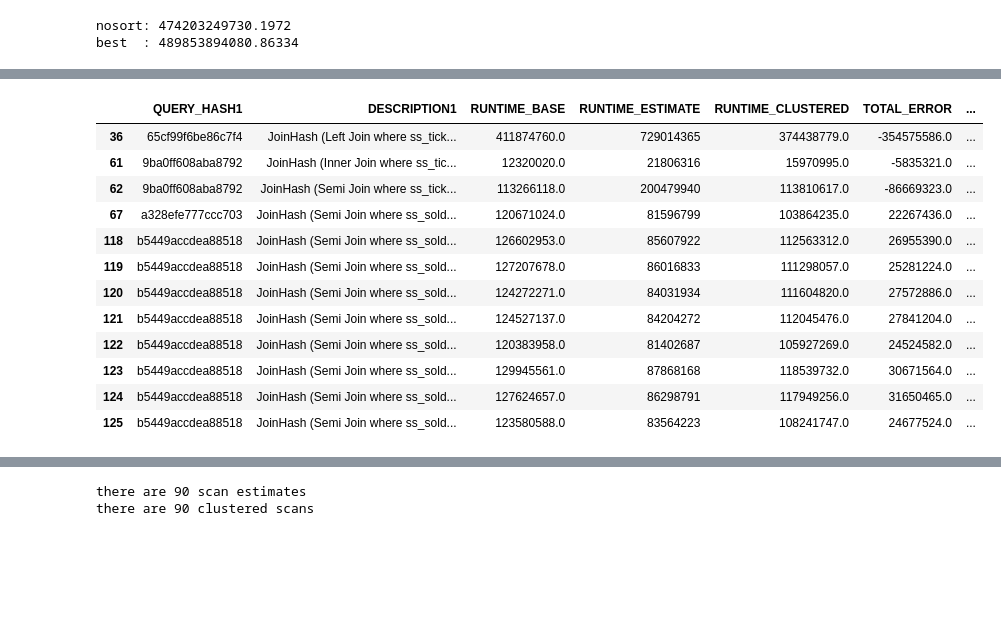
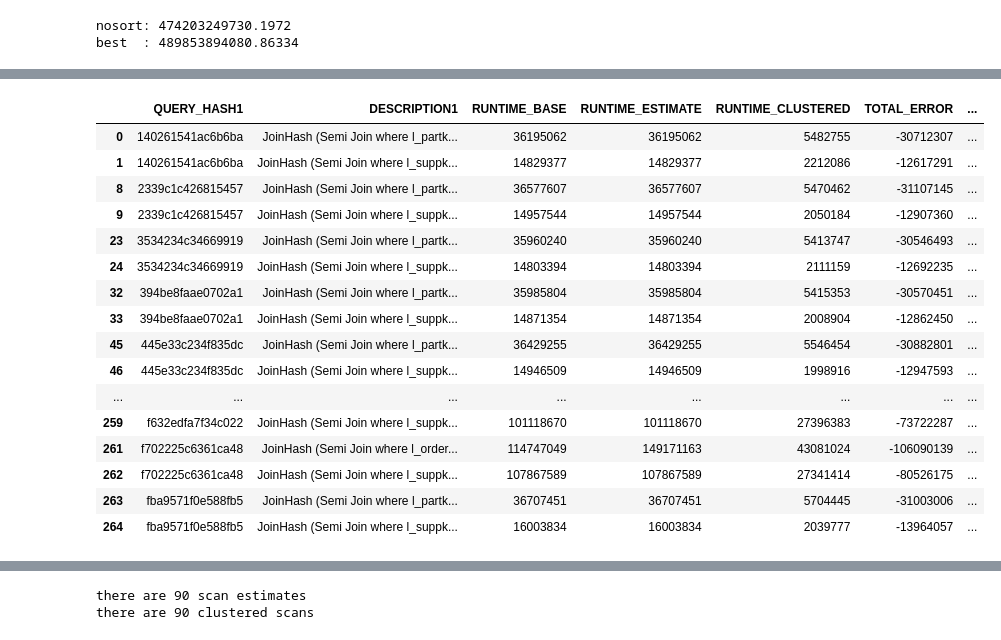
Before and after one commit to aloeser/clustering_model, a Jupyter notebook: model.ipynb, the cells around one changed output, grey strips where cells are left out. Cells and saved outputs as stored; diff of their text form; code cells hidden in the pictures; blank space fills up the shorter version.

```diff
--- a/model.ipynb
+++ b/model.ipynb
@@ -719,12 +717,16 @@ class SingleTableMdcModel(AbstractModel):
         self.join_estimates['DESCRIPTION'] = self.joins['DESCRIPTION']
         self.join_estimates['ESTIMATE_BUILD_SIDE_MATERIALIZING'] = np.array([-1] * len(self.joins))
         self.join_estimates['ESTIMATE_PROBE_SIDE_MATERIALIZING'] = np.array([-1] * len(self.joins))
+        self.join_estimates['ESTIMATE_CLUSTERING'] = np.array([-1] * len(self.joins))
         self.join_estimates['ESTIMATE_BUILDING'] = np.array([-1] * len(self.joins))
         self.join_estimates['ESTIMATE_PROBING'] = np.array([-1] * len(self.joins))
+        self.join_estimates['ESTIMATE_OUTPUT_WRITING'] = np.array([-1] * len(self.joins))
         self.join_estimates['BUILD_SIDE_MATERIALIZING_NS'] = self.joins['BUILD_SIDE_MATERIALIZING_NS']
         self.join_estimates['PROBE_SIDE_MATERIALIZING_NS'] = self.joins['PROBE_SIDE_MATERIALIZING_NS']
+        self.join_estimates['CLUSTERING_NS'] = self.joins['CLUSTERING_NS']
         self.join_estimates['BUILDING_NS'] = self.joins['BUILDING_NS']
         self.join_estimates['PROBING_NS'] = self.joins['PROBING_NS']
+        self.join_estimates['OUTPUT_WRITING_NS'] = self.joins['OUTPUT_WRITING_NS']
 
     def is_join_column(self, column_name):
         return column_name in self.join_column_names
@@ -738,6 +740,19 @@ class SingleTableMdcModel(AbstractModel):
         print(interesting_columns)
         clustering_columns = itertools.combinations_with_replacement(interesting_columns, self.max_dimensions)
         clustering_columns = [self.uniquify(clustering) for clustering in clustering_columns]
+        print(f"There are {len(clustering_columns)} clustering column sets")
+
+        reduced_clustering_columns = []
+        seen_clusterings = set()
+        for clustering in clustering_columns:
+            clustering_string = "-".join(clustering)
+            if clustering_string not in seen_clusterings:
+                seen_clusterings.add(clustering_string)
+                reduced_clustering_columns.append(clustering)
+        clustering_columns = reduced_clustering_columns
+
+
+        print(f"{len(clustering_columns)} of them are unique")
         sort_columns = interesting_columns
         clusterings_with_runtimes = reduce(lambda x,y: x+y,[self.estimate_total_runtimes(clustering_cols, sort_columns) for clustering_cols in clustering_columns])
         clusterings_with_runtimes.sort(key=lambda x: x[2], reverse=False)
@@ -944,6 +959,7 @@ class SingleTableMdcModel(AbstractModel):
 
                 # unchanged
                 time_cluster = row['CLUSTERING_NS']
+                self.join_estimates.loc[row.name, 'ESTIMATE_CLUSTERING'] = time_cluster
 
                 # unchanged
                 time_build = row['BUILDING_NS']
@@ -977,6 +993,7 @@ class SingleTableMdcModel(AbstractModel):
 
                 # unchanged
                 time_write_output = row['OUTPUT_WRITING_NS']
+                self.join_estimates.loc[row.name, 'ESTIMATE_OUTPUT_WRITING'] =  time_write_output
 
 
 
@@ -1626,19 +1675,19 @@ def eval_join_step(table_name, step, sided=True):
 
     m = create_model(table_name, 2)
 
-    #m.estimate_total_runtime([CLUSTERING_COLUMN], CLUSTERING_COLUMN, [100])
+    m.estimate_total_runtime([CLUSTERING_COLUMN], CLUSTERING_COLUMN, [100])
     #m.estimate_total_runtime(["l_shipdate", "l_orderkey"], "l_orderkey", [20, 50])
-    m.estimate_total_runtime(["ss_sold_time_sk"], "ss_ticket_number", [100])
+    #m.estimate_total_runtime(["ss_sold_time_sk"], "ss_ticket_number", [100])
     assert len(m.join_estimates[m.join_estimates['ESTIMATE_BUILD_SIDE_MATERIALIZING'] < 0]) == 0, "not all runtimes computed"
     assert len(m.join_estimates[m.join_estimates['ESTIMATE_PROBE_SIDE_MATERIALIZING'] < 0]) == 0, "not all runtimes computed"
+    assert len(m.join_estimates[m.join_estimates['ESTIMATE_CLUSTERING'] < 0]) == 0, "not all runtimes computed"
     assert len(m.join_estimates[m.join_estimates['ESTIMATE_BUILDING'] < 0]) == 0, "not all runtimes computed"
     assert len(m.join_estimates[m.join_estimates['ESTIMATE_PROBING'] < 0]) == 0, "not all runtimes computed"
+    assert len(m.join_estimates[m.join_estimates['ESTIMATE_OUTPUT_WRITING'] < 0]) == 0, "not all runtimes computed"
 
-
-    #CLUSTERED_STATISTICS_PATH = f"~/Dokumente/repos/example_plugin/TPC-H__SF_10.000000__RUNS_10__TIME_500__ENCODING_DictionaryFSBA"
-    #CLUSTERED_STATISTICS_PATH = f"/home/aloeser/Dokumente/repos/example_plugin/stats/final/tpch/sf10_r10/{CLUSTERING_COLUMN}-100"
+    CLUSTERED_STATISTICS_PATH = f"/home/aloeser/Dokumente/repos/example_plugin/stats/final/tpch/sf10_r10/{CLUSTERING_COLUMN}-100"
     #CLUSTERED_STATISTICS_PATH = f"/home/aloeser/Dokumente/repos/example_plugin/stats/final/tpch/sf10_r10/l_shipdate-20_l_orderkey-50"
-    CLUSTERED_STATISTICS_PATH = f"/home/aloeser/Dokumente/repos/example_plugin/stats/final/tpcds/sf10-2d/04-ss_sold_time_sk-100_ss_ticket_number-1/"
+    #CLUSTERED_STATISTICS_PATH = f"/home/aloeser/Dokumente/repos/example_plugin/stats/final/tpcds/sf10-2d/04-ss_sold_time_sk-100_ss_ticket_number-1/"
     clustered_joins = load_join_statistics(path=CLUSTERED_STATISTICS_PATH)
     clustered_joins = clustered_joins.sort_values(['QUERY_HASH', 'DESCRIPTION'])
 
@@ -1656,22 +1705,20 @@ def eval_join_step(table_name, step, sided=True):
 
     if side is not None and sided:
         clustered_joins = clustered_joins[clustered_joins[f"{side}_TABLE"] == table_name]
-    print(f"{len(clustered_joins)} joins with {table_name} as the {side} side")
+        print(f"{len(clustered_joins)} joins with {table_name} as the {side} side")
 
     m.join_estimates.sort_values(['QUERY_HASH', 'DESCRIPTION'], inplace=True)
     estimates = m.join_estimates.loc[clustered_joins.index]
     assert len(estimates) == len(clustered_joins), "lengths do not match"
     #assert len(estimates) == len(estimates[estimates[f"{side}_TABLE"] == table_name]), "did not get all rows"
 
-    current_sum = m.joins[m.joins[f'{side}_TABLE'] == table_name].apply(lambda x: x[step + '_NS'] * frequencies[x['QUERY_HASH']], axis=1).sum()
-    estimate_sum = int(estimates.apply(lambda x: x['ESTIMATE_' + step] * frequencies[x['QUERY_HASH']], axis=1).sum())
-    new_sum = clustered_joins.apply(lambda x: x[step + '_NS'] * frequencies[x['QUERY_HASH']], axis=1).sum()
-    print(f"current : {current_sum}")
-    print(f"estimate: {estimate_sum}")
-    print(f"new     : {new_sum}")
+    if side is not None and sided:
+
+        print(f"new     : {new_sum}")
 
     result = pd.DataFrame()
-    result['COLUMN_NAME'] = np.array(clustered_joins[f"{side}_COLUMN"])
+    if side is not None and sided:
+        result['COLUMN_NAME'] = np.array(clustered_joins[f"{side}_COLUMN"])
     result['DESCRIPTION1'] = np.array(estimates['DESCRIPTION'])
     result['DESCRIPTION2'] = np.array(clustered_joins['DESCRIPTION'])
     result['QUERY_HASH1'] = np.array(estimates['QUERY_HASH'])
@@ -1680,23 +1727,27 @@ def eval_join_step(table_name, step, sided=True):
     result['RUNTIME_ESTIMATE'] = np.array(estimates[f"ESTIMATE_{step}"], dtype=np.int64)
     result['RUNTIME_CLUSTERED'] = np.array(clustered_joins[f"{step}_NS"])
 
+
     # make sure we match all operators
     matches = result.apply(lambda row: row['DESCRIPTION1'] == row['DESCRIPTION2'] and row['QUERY_HASH1'] == row['QUERY_HASH2'], axis=1)
     assert matches.all(), "not all rows match"
 
     result['TOTAL_ERROR'] = result['RUNTIME_CLUSTERED'] - result['RUNTIME_ESTIMATE']
     result['RELATIVE_ERROR'] = result['RUNTIME_CLUSTERED'] / result['RUNTIME_ESTIMATE']
+    if step == "CLUSTERING":
+        result['RELATIVE_ERROR'].fillna(1, inplace=True)
 
     return result
 
-CLUSTERING_COLUMN = "ss_sold_time_sk"
+CLUSTERING_COLUMN = "l_shipdate"
 SIDED = True
-results = eval_join_step("store_sales", "PROBE_SIDE_MATERIALIZING", SIDED)
+results = eval_join_step("lineitem", "PROBING", SIDED)
 #results = results[CLUSTERING_COLUMN == results['COLUMN_NAME']]
 #results = results[results['COLUMN_NAME'] == 'l_orderkey']
 
 print(results['RELATIVE_ERROR'].min())
 print(results['RELATIVE_ERROR'].max())
 #results[results['QUERY_HASH1'] == "306bc6df7241ccf9"]
-results[results['RUNTIME_BASE'] != results['RUNTIME_ESTIMATE']][['QUERY_HASH1', 'DESCRIPTION1', 'RUNTIME_BASE', 'RUNTIME_ESTIMATE', 'RUNTIME_CLUSTERED', 'TOTAL_ERROR', 'RELATIVE_ERROR']]
+#[results['RUNTIME_BASE'] != results['RUNTIME_ESTIMATE']]
+results[results['RELATIVE_ERROR'] < 0.3][['QUERY_HASH1', 'DESCRIPTION1', 'RUNTIME_BASE', 'RUNTIME_ESTIMATE', 'RUNTIME_CLUSTERED', 'TOTAL_ERROR', 'RELATIVE_ERROR']]
 # %% [output]
@@ -1714,16 +1763,20 @@ new     : 6783451027.0
 |  | QUERY_HASH1 | DESCRIPTION1 | RUNTIME_BASE | RUNTIME_ESTIMATE | RUNTIME_CLUSTERED | TOTAL_ERROR | ... |
-| 36 | 65cf99f6be86c7f4 | JoinHash (Left Join where ss_tick... | 411874760.0 | 729014365 | 374438779.0 | -354575586.0 | ... |
-| 61 | 9ba0ff608aba8792 | JoinHash (Inner Join where ss_tic... | 12320020.0 | 21806316 | 15970995.0 | -5835321.0 | ... |
-| 62 | 9ba0ff608aba8792 | JoinHash (Semi Join where ss_tick... | 113266118.0 | 200479940 | 113810617.0 | -86669323.0 | ... |
-| 67 | a328efe777ccc703 | JoinHash (Semi Join where ss_sold... | 120671024.0 | 81596799 | 103864235.0 | 22267436.0 | ... |
-| 118 | b5449accdea88518 | JoinHash (Semi Join where ss_sold... | 126602953.0 | 85607922 | 112563312.0 | 26955390.0 | ... |
-| 119 | b5449accdea88518 | JoinHash (Semi Join where ss_sold... | 127207678.0 | 86016833 | 111298057.0 | 25281224.0 | ... |
-| 120 | b5449accdea88518 | JoinHash (Semi Join where ss_sold... | 124272271.0 | 84031934 | 111604820.0 | 27572886.0 | ... |
-| 121 | b5449accdea88518 | JoinHash (Semi Join where ss_sold... | 124527137.0 | 84204272 | 112045476.0 | 27841204.0 | ... |
-| 122 | b5449accdea88518 | JoinHash (Semi Join where ss_sold... | 120383958.0 | 81402687 | 105927269.0 | 24524582.0 | ... |
-| 123 | b5449accdea88518 | JoinHash (Semi Join where ss_sold... | 129945561.0 | 87868168 | 118539732.0 | 30671564.0 | ... |
-| 124 | b5449accdea88518 | JoinHash (Semi Join where ss_sold... | 127624657.0 | 86298791 | 117949256.0 | 31650465.0 | ... |
-| 125 | b5449accdea88518 | JoinHash (Semi Join where ss_sold... | 123580588.0 | 83564223 | 108241747.0 | 24677524.0 | ... |
+| 0 | 140261541ac6b6ba | JoinHash (Semi Join where l_partk... | 36195062 | 36195062 | 5482755 | -30712307 | ... |
+| 1 | 140261541ac6b6ba | JoinHash (Semi Join where l_suppk... | 14829377 | 14829377 | 2212086 | -12617291 | ... |
+| 8 | 2339c1c426815457 | JoinHash (Semi Join where l_partk... | 36577607 | 36577607 | 5470462 | -31107145 | ... |
+| 9 | 2339c1c426815457 | JoinHash (Semi Join where l_suppk... | 14957544 | 14957544 | 2050184 | -12907360 | ... |
+| 23 | 3534234c34669919 | JoinHash (Semi Join where l_partk... | 35960240 | 35960240 | 5413747 | -30546493 | ... |
+| 24 | 3534234c34669919 | JoinHash (Semi Join where l_suppk... | 14803394 | 14803394 | 2111159 | -12692235 | ... |
+| 32 | 394be8faae0702a1 | JoinHash (Semi Join where l_partk... | 35985804 | 35985804 | 5415353 | -30570451 | ... |
+| 33 | 394be8faae0702a1 | JoinHash (Semi Join where l_suppk... | 14871354 | 14871354 | 2008904 | -12862450 | ... |
+| 45 | 445e33c234f835dc | JoinHash (Semi Join where l_partk... | 36429255 | 36429255 | 5546454 | -30882801 | ... |
+| 46 | 445e33c234f835dc | JoinHash (Semi Join where l_suppk... | 14946509 | 14946509 | 1998916 | -12947593 | ... |
+| ... | ... | ... | ... | ... | ... | ... | ... |
+| 259 | f632edfa7f34c022 | JoinHash (Semi Join where l_suppk... | 101118670 | 101118670 | 27396383 | -73722287 | ... |
+| 261 | f702225c6361ca48 | JoinHash (Semi Join where l_order... | 114747049 | 149171163 | 43081024 | -106090139 | ... |
+| 262 | f702225c6361ca48 | JoinHash (Semi Join where l_suppk... | 107867589 | 107867589 | 27341414 | -80526175 | ... |
+| 263 | fba9571f0e588fb5 | JoinHash (Semi Join where l_partk... | 36707451 | 36707451 | 5704445 | -31003006 | ... |
+| 264 | fba9571f0e588fb5 | JoinHash (Semi Join where l_suppk... | 16003834 | 16003834 | 2039777 | -13964057 | ... |
 # %%
 import matplotlib.pyplot as plt
 from matplotlib.ticker import MaxNLocator
```
Also changed, not shown: parts of 14 cells of this notebook, 1 other file.
